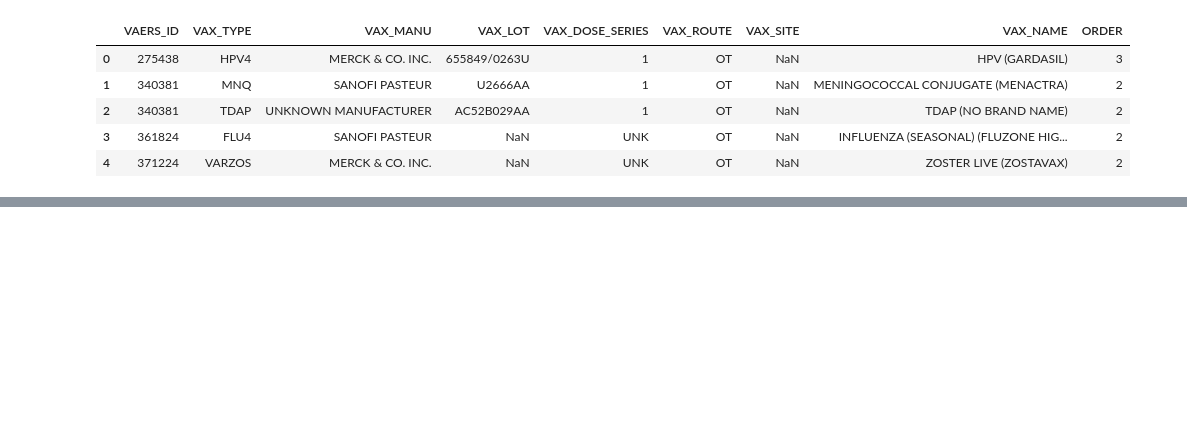
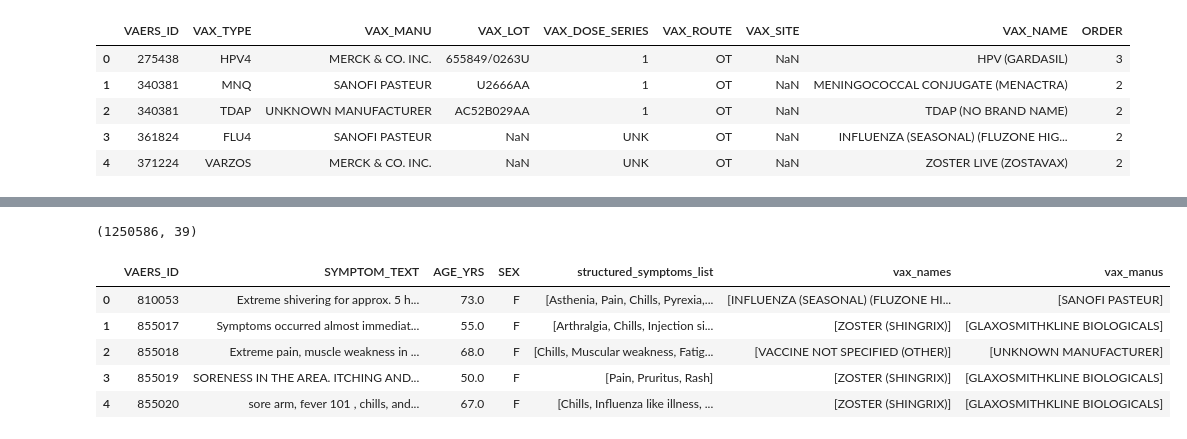
Before and after one commit to siddu28/ds-rpc-02, a Jupyter notebook: src/preprocessing/data_cleaning.ipynb, the cells around one changed output, grey strips where cells are left out. Drawn from its saved outputs; the diff is of its cells as text; code cells hidden in the pictures; blank space fills up the shorter version.

```diff
--- a/src/preprocessing/data_cleaning.ipynb
+++ b/src/preprocessing/data_cleaning.ipynb
@@ -434,0 +239,26 @@ df_2021.to_csv(r"C:\Users\Siddu\Downloads\New folder\ds-rpc-02\data\processed\20
+# %%
+master_df.shape
+# %% [output]
+(1250586, 39)
+# %%
+final_columns = [
+    'VAERS_ID',
+    'SYMPTOM_TEXT',
+    'AGE_YRS',
+    'SEX',
+    'structured_symptoms_list',
+    'vax_names',
+    'vax_manus'
+]
+# %%
+final_columns = [col for col in final_columns if col in master_df.columns]
+final_df = master_df[final_columns]
+# %%
+final_df.head()
+# %% [output]
+|  | VAERS_ID | SYMPTOM_TEXT | AGE_YRS | SEX | structured_symptoms_list | vax_names | vax_manus |
+| 0 | 810053 | Extreme shivering for approx. 5 h... | 73.0 | F | [Asthenia, Pain, Chills, Pyrexia,... | [INFLUENZA (SEASONAL) (FLUZONE HI... | [SANOFI PASTEUR] |
+| 1 | 855017 | Symptoms occurred almost immediat... | 55.0 | F | [Arthralgia, Chills, Injection si... | [ZOSTER (SHINGRIX)] | [GLAXOSMITHKLINE BIOLOGICALS] |
+| 2 | 855018 | Extreme pain, muscle weakness in ... | 68.0 | F | [Chills, Muscular weakness, Fatig... | [VACCINE NOT SPECIFIED (OTHER)] | [UNKNOWN MANUFACTURER] |
+| 3 | 855019 | SORENESS IN THE AREA. ITCHING AND... | 50.0 | F | [Pain, Pruritus, Rash] | [ZOSTER (SHINGRIX)] | [GLAXOSMITHKLINE BIOLOGICALS] |
+| 4 | 855020 | sore arm, fever 101 , chills, and... | 67.0 | F | [Chills, Influenza like illness, ... | [ZOSTER (SHINGRIX)] | [GLAXOSMITHKLINE BIOLOGICALS] |
```
Also changed, not shown: parts of 68 cells of this notebook.
